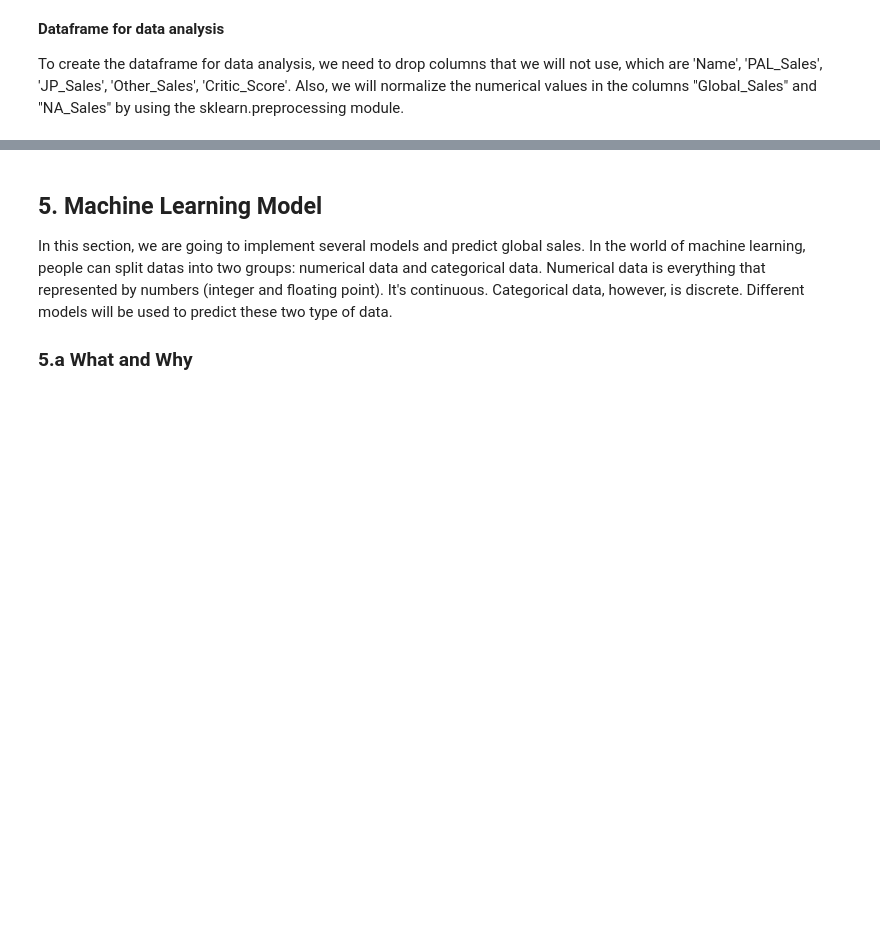
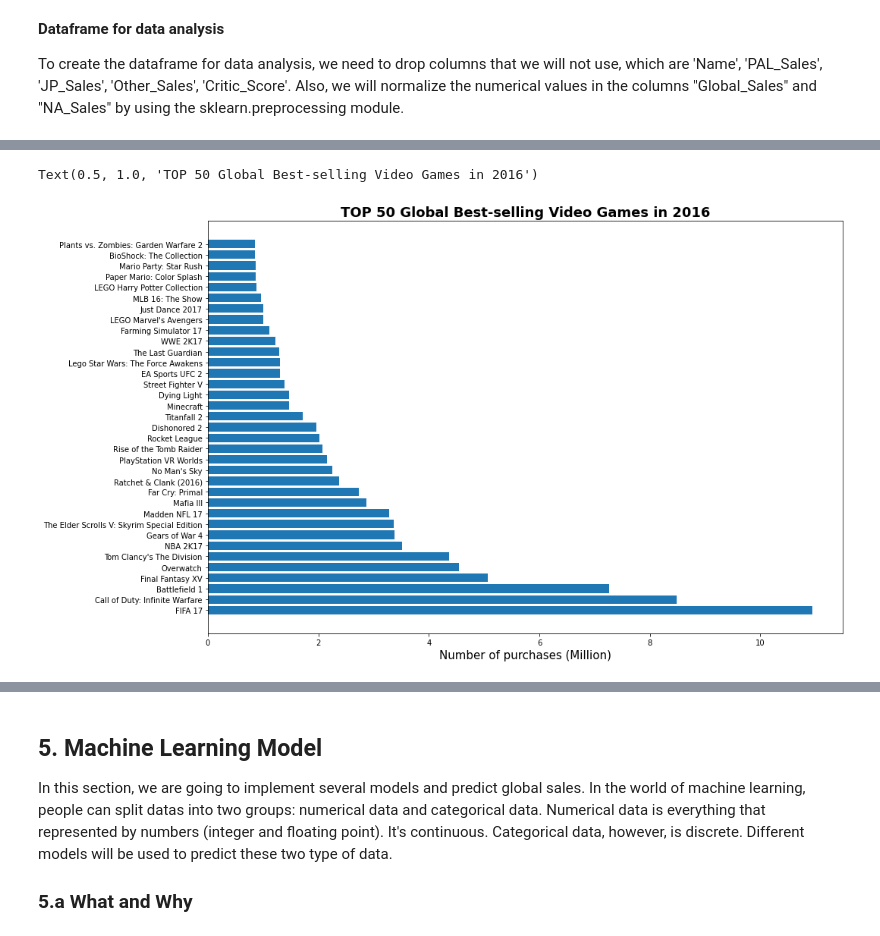
Before and after one commit to syKevinPeng/game_sale_analysis, a Jupyter notebook: game_sale.ipynb, the cells around one changed output, grey strips where cells are left out. Cells and saved outputs as stored; diff of their text form; code cells hidden in the pictures; blank space fills up the shorter version.

```diff
--- a/game_sale.ipynb
+++ b/game_sale.ipynb
@@ -218,0 +252,18 @@ df_for_training = df_for_training.sample(frac=1)[['Genre','ESRB_Rating','Develop
+# %%
+graph_df2 = df[df["Year"] == 2016].copy(deep = True)
+# Sort values by Global_Sales
+graph_df2 = graph_df2.sort_values(by = "Global_Sales", ascending = False)
+graph_df2 = graph_df2.reset_index(drop = True)
+# Keep first 50 data
+graph_df2 = graph_df2.head(50)
+graph_df2["Rank"] = np.arange(1,51)
+# graph_df2
+# %%
+# Create a horizontal bar plot
+fig = plt.figure(figsize = (15, 10))
+plt.barh(graph_df2["Name"], graph_df2["Global_Sales"])
+plt.xlabel("Number of purchases (Million)", fontsize = 15)
+plt.title("TOP 50 Global Best-selling Video Games in 2016", fontweight = "bold", fontsize = 18)
+# %% [output]
+Text(0.5, 1.0, 'TOP 50 Global Best-selling Video Games in 2016')
+[figure, added]
```
Also changed, not shown: parts of 24 cells of this notebook, 1 other file.
